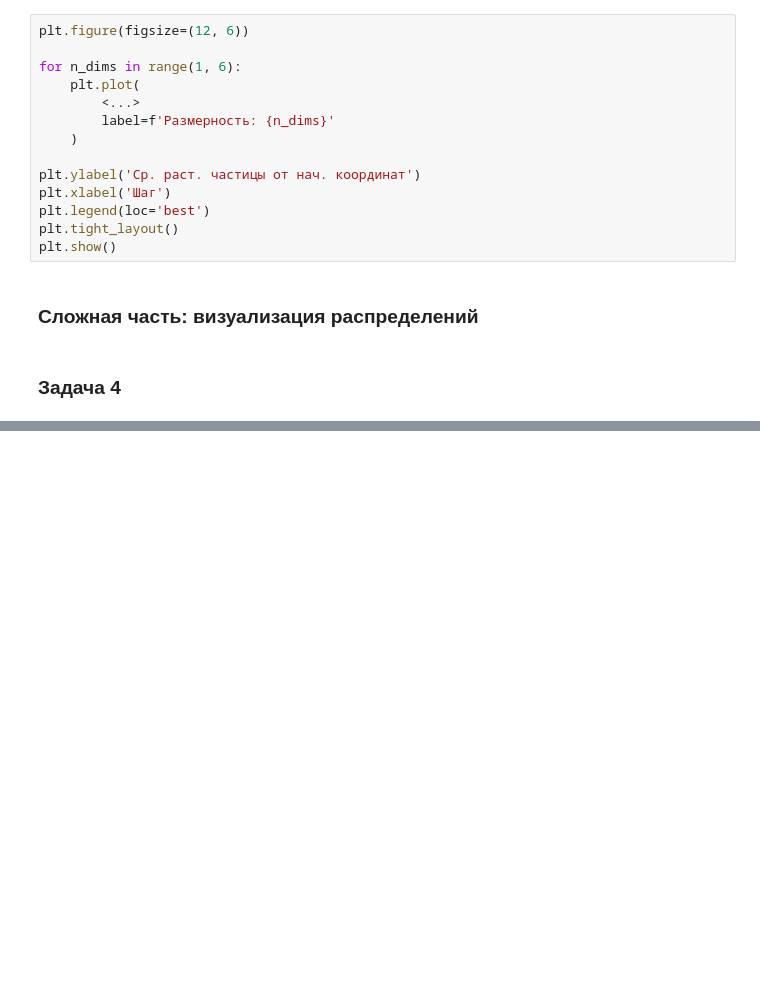
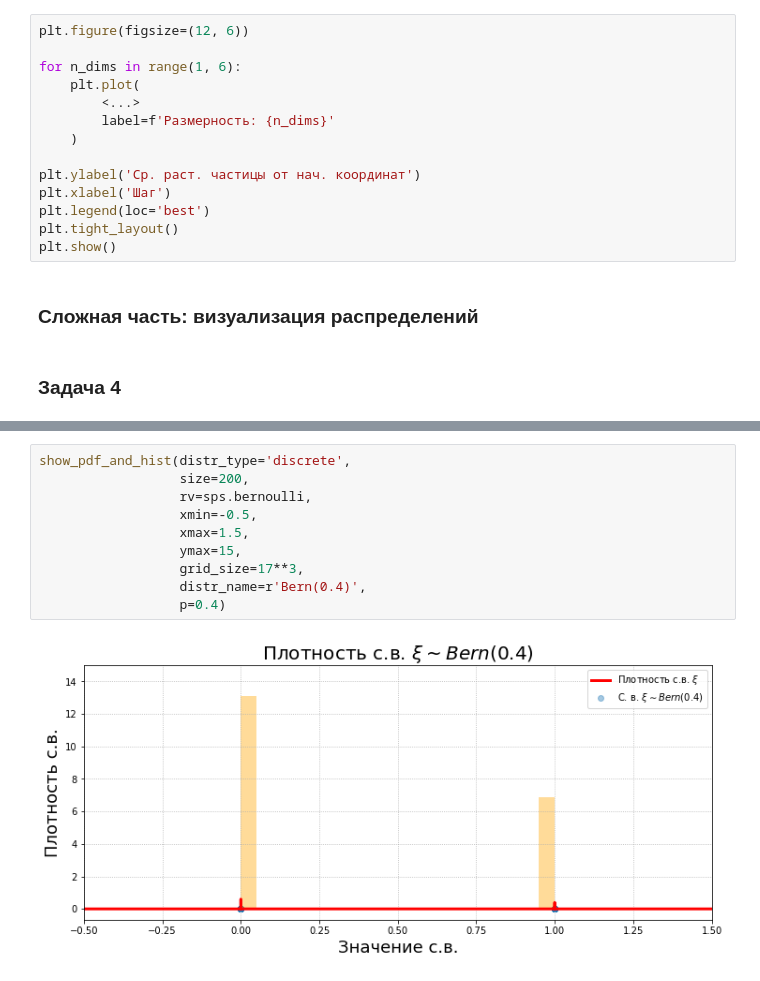
Before and after one commit to TopCoder2K/DS-introduction, a Jupyter notebook: notebooks/[814] Пчелинцев Святослав - Задание 1.ipynb, the cells around one changed output, grey strips where cells are left out. Saved outputs shown, nothing was run; the diff lists cells and outputs as text; blank space fills up the shorter version.

```diff
--- a/notebooks/[814] Пчелинцев Святослав - Задание 1.ipynb
+++ b/notebooks/[814] Пчелинцев Святослав - Задание 1.ipynb
@@ -489,0 +604,12 @@ plt.show()
+# %%
+show_pdf_and_hist(distr_type='discrete',
+                  size=200,
+                  rv=sps.bernoulli,
+                  xmin=-0.5,
+                  xmax=1.5,
+                  ymax=15,
+                  grid_size=17**3,
+                  distr_name=r'Bern(0.4)',
+                  p=0.4)
+# %% [output]
+[figure, added]
```
Also changed, not shown: parts of 20 cells of this notebook, 2 other files.
